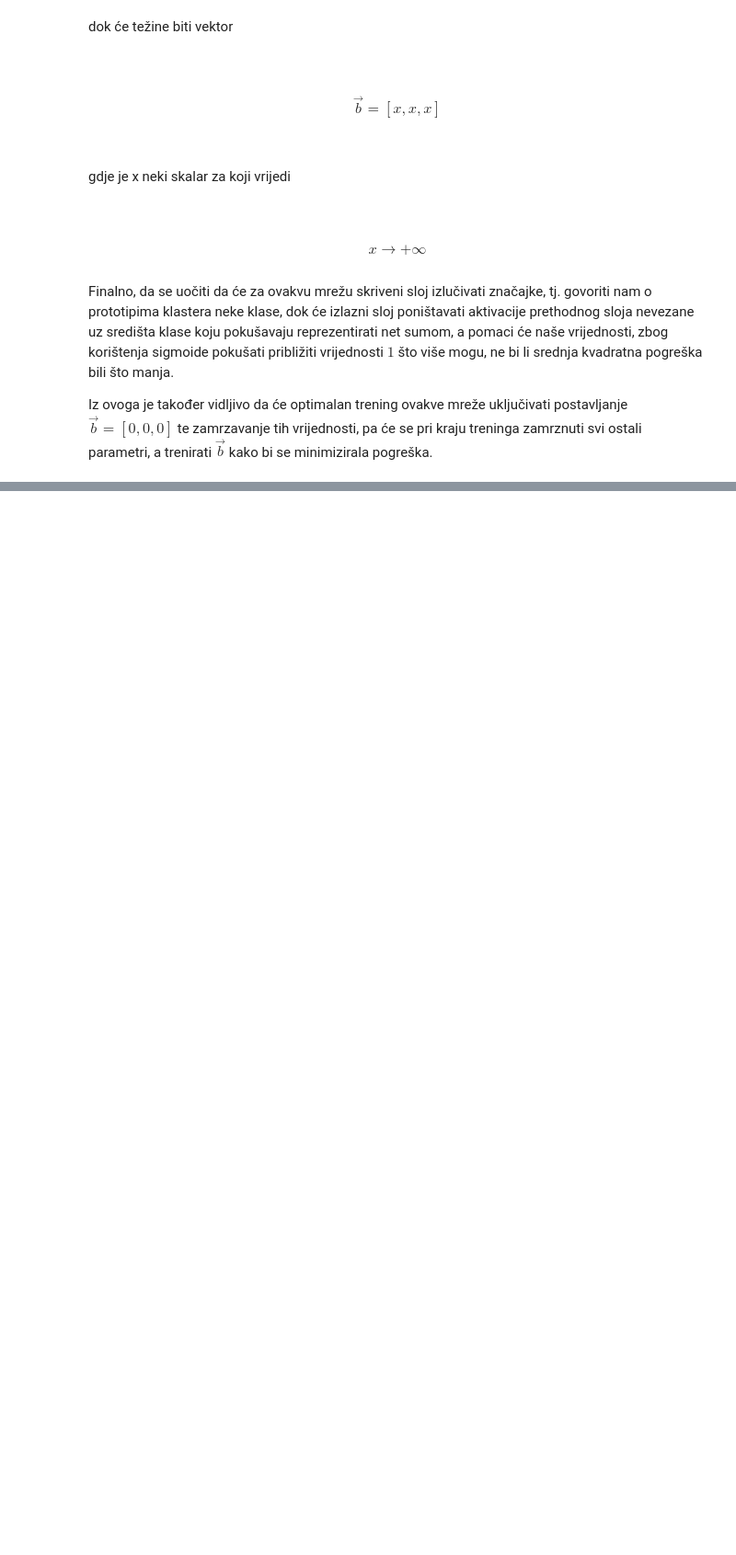
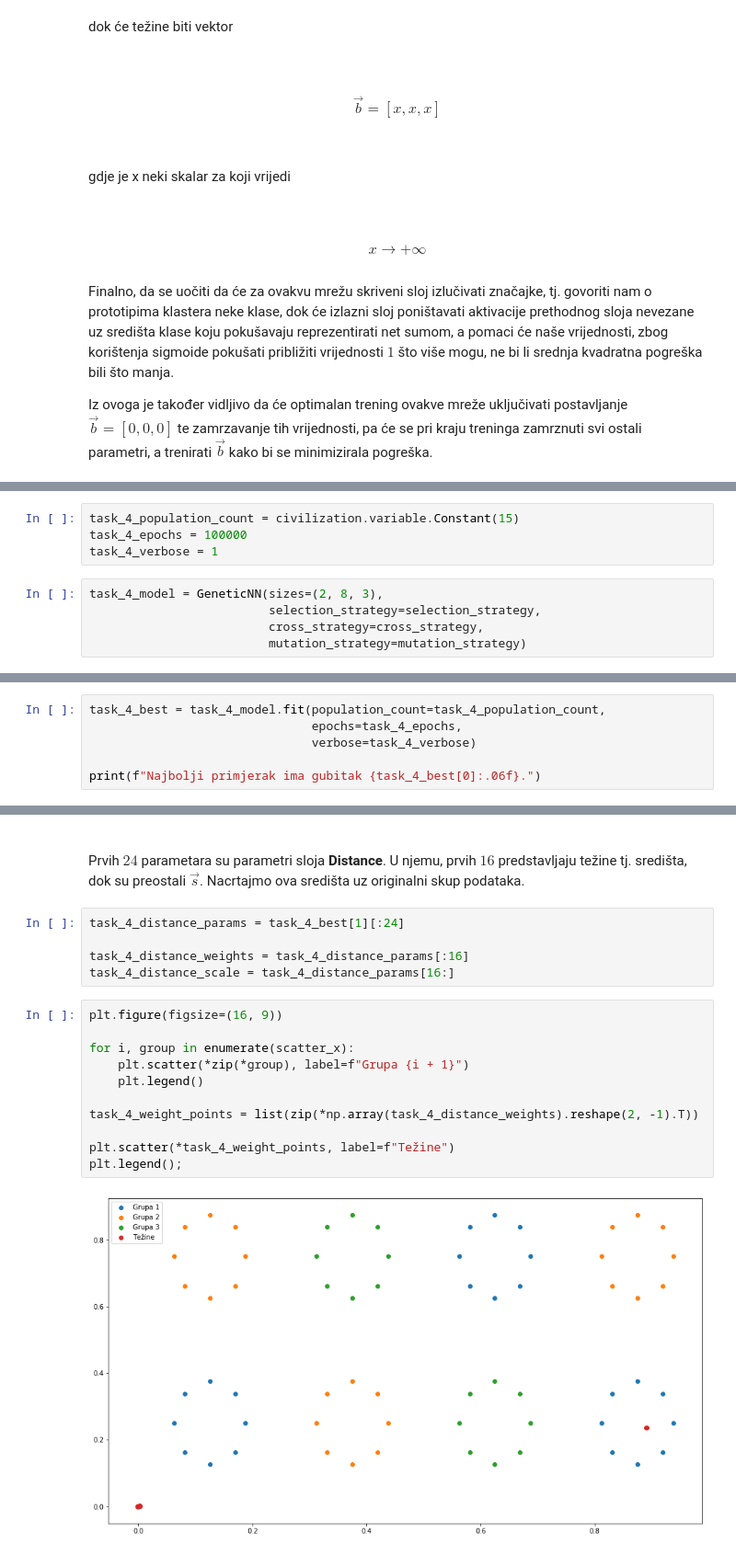
Before and after one commit to Yalfoosh/NENR, a Jupyter notebook: DZ/DZ7/DZ7.ipynb, the cells around one changed output, grey strips where cells are left out. Shown at 92% size. Drawn from its saved outputs; the diff is of its cells as text; blank space fills up the shorter version.

```diff
--- a/DZ/DZ7/DZ7.ipynb
+++ b/DZ/DZ7/DZ7.ipynb
@@ -154,0 +236,9 @@ Iz ovoga je također vidljivo da će optimalan trening ovakve mreže uključivat
+# %%
+task_4_population_count = civilization.variable.Constant(15)
+task_4_epochs = 100000
+task_4_verbose = 1
+# %%
+task_4_model = GeneticNN(sizes=(2, 8, 3),
+                         selection_strategy=selection_strategy,
+                         cross_strategy=cross_strategy,
+                         mutation_strategy=mutation_strategy)
@@ -154,0 +266,6 @@ Iz ovoga je također vidljivo da će optimalan trening ovakve mreže uključivat
+# %%
+task_4_best = task_4_model.fit(population_count=task_4_population_count,
+                               epochs=task_4_epochs,
+                               verbose=task_4_verbose)
+
+print(f"Najbolji primjerak ima gubitak {task_4_best[0]:.06f}.")
@@ -154,0 +280,22 @@ Iz ovoga je također vidljivo da će optimalan trening ovakve mreže uključivat
+# %% [markdown]
+<br>
+
+Prvih $24$ parametara su parametri sloja **Distance**. U njemu, prvih $16$ predstavljaju težine tj. središta, dok su preostali $\vec{s}$. Nacrtajmo ova središta uz originalni skup podataka.
+# %%
+task_4_distance_params = task_4_best[1][:24]
+
+task_4_distance_weights = task_4_distance_params[:16]
+task_4_distance_scale = task_4_distance_params[16:]
+# %%
+plt.figure(figsize=(16, 9))
+
+for i, group in enumerate(scatter_x):
+    plt.scatter(*zip(*group), label=f"Grupa {i + 1}")
+    plt.legend()
+
+task_4_weight_points = list(zip(*np.array(task_4_distance_weights).reshape(2, -1).T))
+
+plt.scatter(*task_4_weight_points, label=f"Težine")
+plt.legend();
+# %% [output]
+[figure, added]
```
Also changed, not shown: parts of 63 cells of this notebook, 3 other files.
